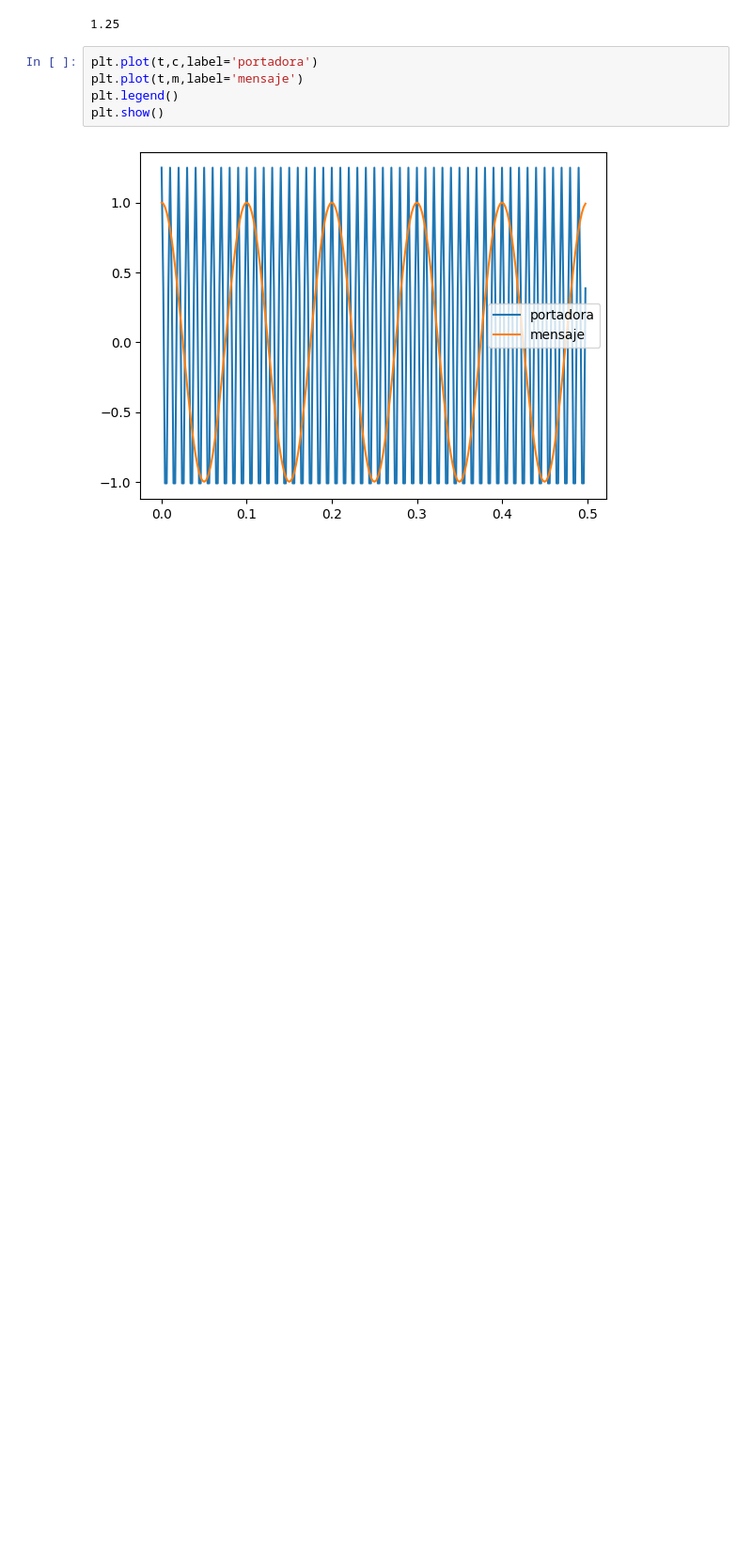
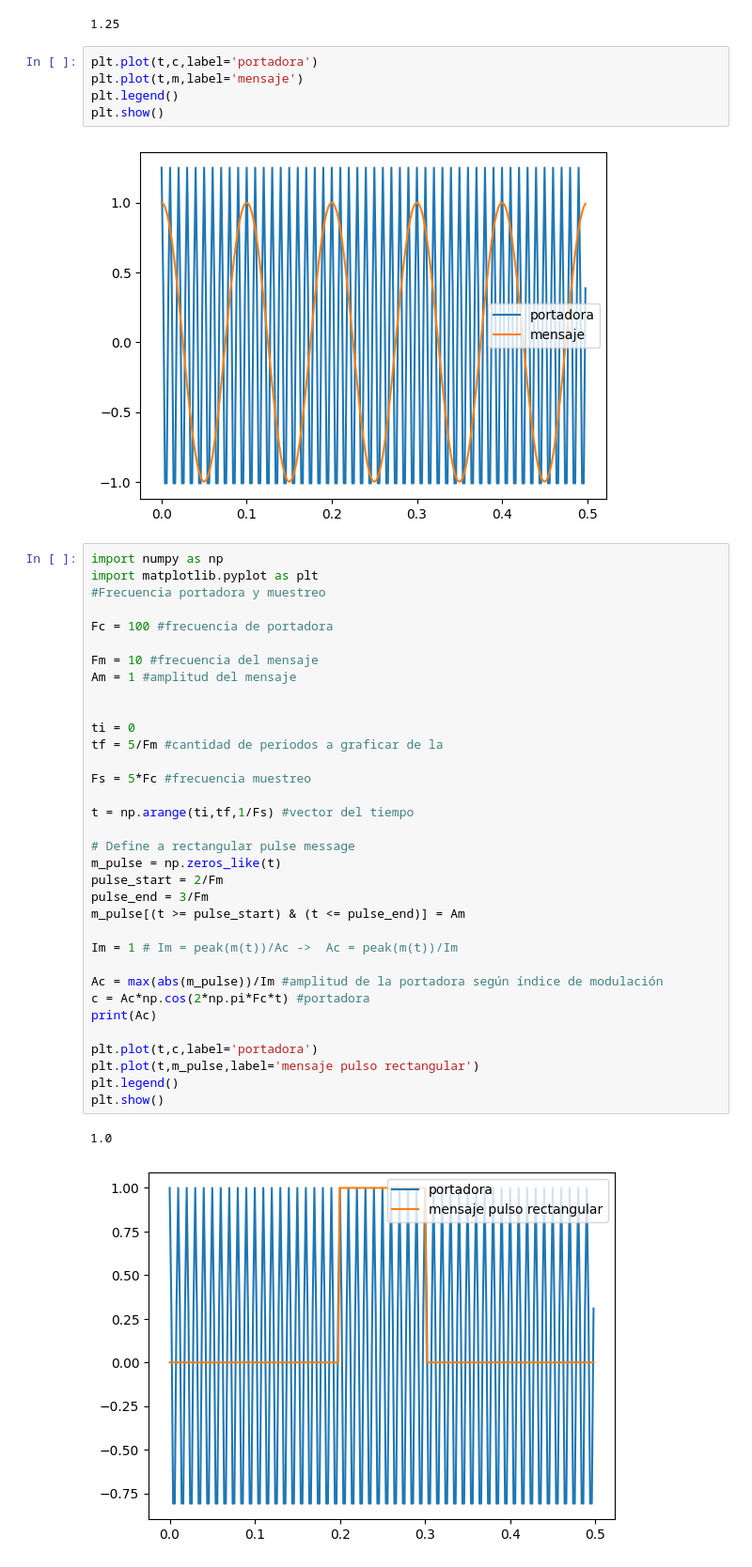
Before and after one commit to JUANOSORIOG/Senales_y_Sistemas, a Jupyter notebook: Copia_de_Taller_2.ipynb, the cells around one changed output. Shown at 94% size. Saved outputs shown, nothing was run; the diff lists cells and outputs as text; blank space fills up the shorter version.

```diff
--- a/Copia_de_Taller_2.ipynb
+++ b/Copia_de_Taller_2.ipynb
@@ -183,3 +183,40 @@ plt.legend()
 plt.show()
 # %% [output]
 [figure]
+# %%
+import numpy as np
+import matplotlib.pyplot as plt
+#Frecuencia portadora y muestreo
+
+Fc = 100 #frecuencia de portadora
+
+Fm = 10 #frecuencia del mensaje
+Am = 1 #amplitud del mensaje
+
+
+ti = 0
+tf = 5/Fm #cantidad de periodos a graficar de la
+
+Fs = 5*Fc #frecuencia muestreo
+
+t = np.arange(ti,tf,1/Fs) #vector del tiempo
+
+# Define a rectangular pulse message
+m_pulse = np.zeros_like(t)
+pulse_start = 2/Fm
+pulse_end = 3/Fm
+m_pulse[(t >= pulse_start) & (t <= pulse_end)] = Am
+
+Im = 1 # Im = peak(m(t))/Ac ->  Ac = peak(m(t))/Im
+
+Ac = max(abs(m_pulse))/Im #amplitud de la portadora según índice de modulación
+c = Ac*np.cos(2*np.pi*Fc*t) #portadora
+print(Ac)
+
+plt.plot(t,c,label='portadora')
+plt.plot(t,m_pulse,label='mensaje pulso rectangular')
+plt.legend()
+plt.show()
+# %% [output]
+1.0
+[figure, added]
```
